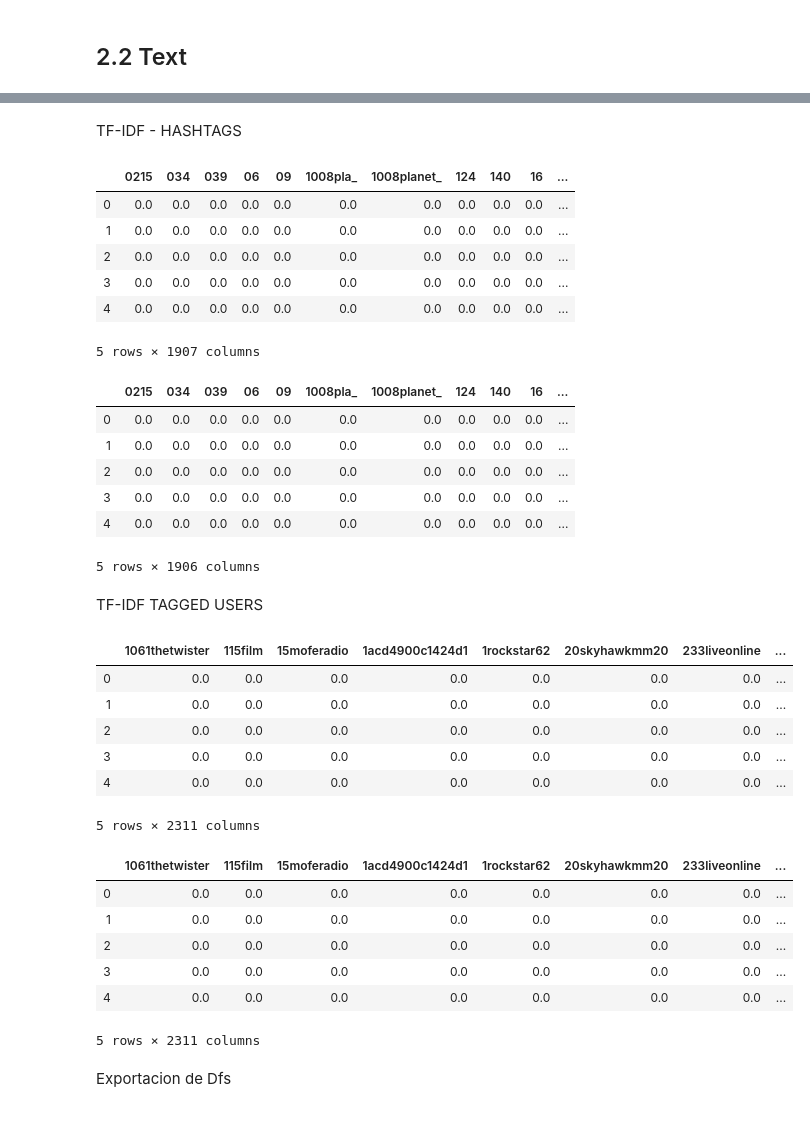
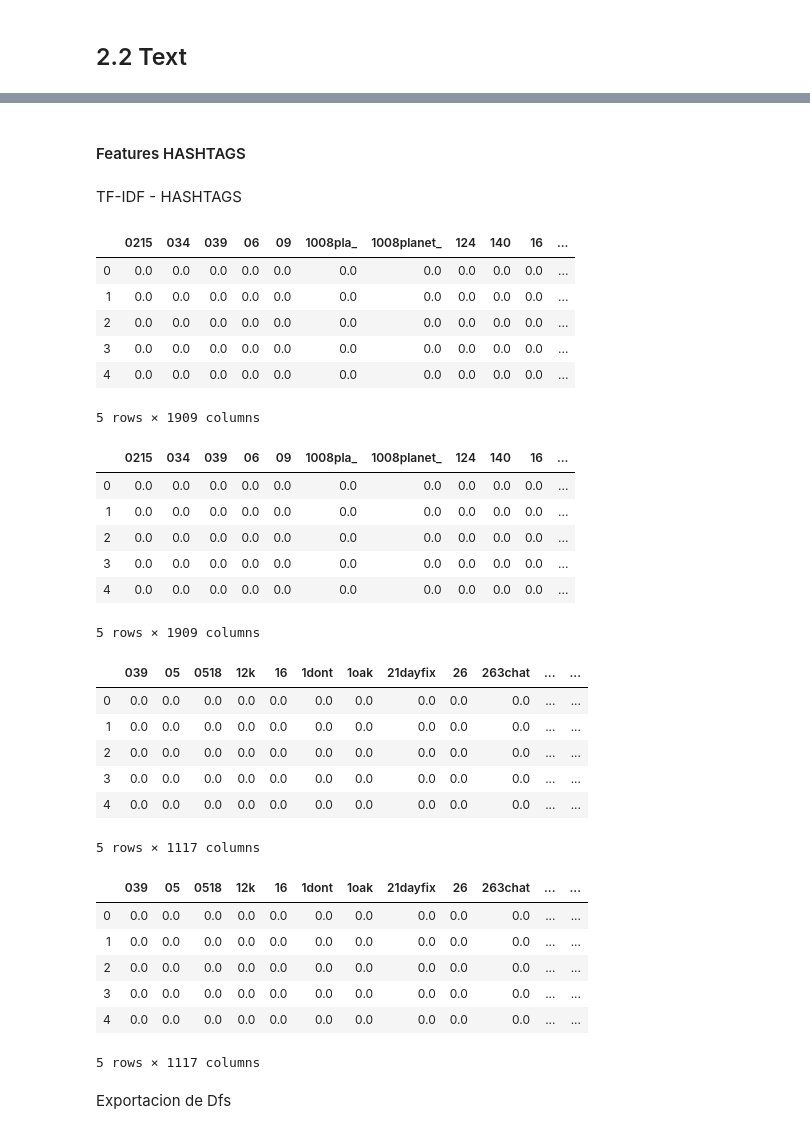
Before and after one commit to anichucai/7506-Datos-datos-tp2, a Jupyter notebook: Features.ipynb, the cells around one changed output, grey strips where cells are left out. Drawn from its saved outputs; the diff is of its cells as text; code cells hidden in the pictures.

Commit message:
limpio igual que con keywords, agrego features a set de test tmb

```diff
--- a/Features.ipynb
+++ b/Features.ipynb
@@ -1044,0 +963,4 @@ features_numerical_hashtags = df_text.loc[:,['id','#hashtags','has_hashtag','fre
+# %%
+df_test_text = test.copy()
+df_test_text = df_test_text.drop(columns=['keyword','location'])
+df_test_text.text = df_test_text.text.apply(clean_text_non_strict)
@@ -1044,0 +1104,2 @@ features_numerical_hashtags = df_text.loc[:,['id','#hashtags','has_hashtag','fre
+# %% [markdown]
+#### Features HASHTAGS
@@ -1045,10 +1111,15 @@ features_numerical_hashtags = df_text.loc[:,['id','#hashtags','has_hashtag','fre
+# %%
+test_hashtags_numerical_features = df_test_text.copy()
+test_hashtags_numerical_features = hashtags_agregar_features_numericos(test_hashtags_numerical_features).drop(columns=['text'])
+test_hashtags_categorical_features = df_test_text.copy()
+test_hashtags_categorical_features = hashtags_agregar_features_categoricos(test_hashtags_categorical_features).drop(columns=['text'])
 # %% [markdown]
 TF-IDF - HASHTAGS
 # %%
-features_categorical_hashtags['hashtags'] = features_categorical_hashtags['hashtags'].apply(lambda x:toText(x))
-hashtag_index = features_categorical_hashtags['hashtags'].fillna('').index
-hashtag_id = features_categorical_hashtags['id'].fillna('')
-corpus = features_categorical_hashtags['hashtags'].fillna('')
+hashtags_categorical_features['hashtags'] = hashtags_categorical_features['hashtags'].apply(lambda x:toText(x))
+hashtag_index = hashtags_categorical_features['hashtags'].fillna('').index
+hashtag_id = hashtags_categorical_features['id'].fillna('')
+corpus = hashtags_categorical_features['hashtags'].fillna('')
 
 # Without Smoothing:
 tf_idf_vec = TfidfVectorizer(use_idf=True,
@@ -1070,7 +1141,7 @@ df_tf_idf_hashtags.head()
 | 2 | 0.0 | 0.0 | 0.0 | 0.0 | 0.0 | 0.0 | 0.0 | 0.0 | 0.0 | 0.0 | ... |
 | 3 | 0.0 | 0.0 | 0.0 | 0.0 | 0.0 | 0.0 | 0.0 | 0.0 | 0.0 | 0.0 | ... |
 | 4 | 0.0 | 0.0 | 0.0 | 0.0 | 0.0 | 0.0 | 0.0 | 0.0 | 0.0 | 0.0 | ... |
-5 rows × 1907 columns
+5 rows × 1909 columns
 # %%
 # With Smoothing:
 
@@ -1083,7 +1154,7 @@ tf_idf_data = tf_idf_vec.fit_transform(corpus)
 #create dataframe
 df_tf_idf_smooth_hashtags=pd.DataFrame(tf_idf_data.toarray(),columns=tf_idf_vec.get_feature_names())
 df_tf_idf_smooth_hashtags.set_index(hashtag_index)
-df_tf_idf_hashtags['id'] = hashtag_id
+df_tf_idf_smooth_hashtags['id'] = hashtag_id
 
 df_tf_idf_smooth_hashtags.head()
 # %% [output]
@@ -1093,36 +1164,34 @@ df_tf_idf_smooth_hashtags.head()
 | 2 | 0.0 | 0.0 | 0.0 | 0.0 | 0.0 | 0.0 | 0.0 | 0.0 | 0.0 | 0.0 | ... |
 | 3 | 0.0 | 0.0 | 0.0 | 0.0 | 0.0 | 0.0 | 0.0 | 0.0 | 0.0 | 0.0 | ... |
 | 4 | 0.0 | 0.0 | 0.0 | 0.0 | 0.0 | 0.0 | 0.0 | 0.0 | 0.0 | 0.0 | ... |
-5 rows × 1906 columns
+5 rows × 1909 columns
-# %% [markdown]
-TF-IDF TAGGED USERS
 # %%
-features_categorical_tagged_users['tagged_users'] = features_categorical_tagged_users['tagged_users'].apply(lambda x:toText(x))
-tagged_index = features_categorical_tagged_users['tagged_users'].fillna('').index
-tagged_id = features_categorical_tagged_users['id'].fillna('')
-corpus = features_categorical_tagged_users['tagged_users'].fillna('')
+test_hashtags_categorical_features['hashtags'] = test_hashtags_categorical_features['hashtags'].apply(lambda x:toText(x))
+hashtag_index = test_hashtags_categorical_features['hashtags'].fillna('').index
+hashtag_id = test_hashtags_categorical_features['id'].fillna('')
+corpus = test_hashtags_categorical_features['hashtags'].fillna('')
 
 # Without Smoothing:
 tf_idf_vec = TfidfVectorizer(use_idf=True,
                         smooth_idf=False,
                         ngram_range=(1,1),stop_words='english') # to use only  bigrams ngram_range=(2,2)
 #transform
 tf_idf_data = tf_idf_vec.fit_transform(corpus)
 
 #create dataframe
-df_tf_idf_tagged=pd.DataFrame(tf_idf_data.toarray(),columns=tf_idf_vec.get_feature_names())
-df_tf_idf_tagged.set_index(tagged_index)
-df_tf_idf_tagged['id'] = tagged_id
+test_df_tf_idf_hashtags=pd.DataFrame(tf_idf_data.toarray(),columns=tf_idf_vec.get_feature_names())
+test_df_tf_idf_hashtags.set_index(hashtag_index)
+test_df_tf_idf_hashtags['id'] = hashtag_id
 
-df_tf_idf_tagged.head()
+test_df_tf_idf_hashtags.head()
 # %% [output]
-|  | 1061thetwister | 115film | 15moferadio | 1acd4900c1424d1 | 1rockstar62 | 20skyhawkmm20 | 233liveonline | ... |
-| 0 | 0.0 | 0.0 | 0.0 | 0.0 | 0.0 | 0.0 | 0.0 | ... |
-| 1 | 0.0 | 0.0 | 0.0 | 0.0 | 0.0 | 0.0 | 0.0 | ... |
-| 2 | 0.0 | 0.0 | 0.0 | 0.0 | 0.0 | 0.0 | 0.0 | ... |
-| 3 | 0.0 | 0.0 | 0.0 | 0.0 | 0.0 | 0.0 | 0.0 | ... |
-| 4 | 0.0 | 0.0 | 0.0 | 0.0 | 0.0 | 0.0 | 0.0 | ... |
+|  | 039 | 05 | 0518 | 12k | 16 | 1dont | 1oak | 21dayfix | 26 | 263chat | ... | ... |
+| 0 | 0.0 | 0.0 | 0.0 | 0.0 | 0.0 | 0.0 | 0.0 | 0.0 | 0.0 | 0.0 | ... | ... |
+| 1 | 0.0 | 0.0 | 0.0 | 0.0 | 0.0 | 0.0 | 0.0 | 0.0 | 0.0 | 0.0 | ... | ... |
+| 2 | 0.0 | 0.0 | 0.0 | 0.0 | 0.0 | 0.0 | 0.0 | 0.0 | 0.0 | 0.0 | ... | ... |
+| 3 | 0.0 | 0.0 | 0.0 | 0.0 | 0.0 | 0.0 | 0.0 | 0.0 | 0.0 | 0.0 | ... | ... |
+| 4 | 0.0 | 0.0 | 0.0 | 0.0 | 0.0 | 0.0 | 0.0 | 0.0 | 0.0 | 0.0 | ... | ... |
-5 rows × 2311 columns
+5 rows × 1117 columns
 # %%
 # With Smoothing:
 
@@ -1133,19 +1202,19 @@ tf_idf_vec = TfidfVectorizer(use_idf=True,
 tf_idf_data = tf_idf_vec.fit_transform(corpus)
 
 #create dataframe
-df_tf_idf_smooth_tagged=pd.DataFrame(tf_idf_data.toarray(),columns=tf_idf_vec.get_feature_names())
-df_tf_idf_smooth_tagged.set_index(tagged_index)
-df_tf_idf_smooth_tagged['id'] = tagged_id
+test_df_tf_idf_smooth_hashtags=pd.DataFrame(tf_idf_data.toarray(),columns=tf_idf_vec.get_feature_names())
+test_df_tf_idf_smooth_hashtags.set_index(hashtag_index)
+test_df_tf_idf_smooth_hashtags['id'] = hashtag_id
 
-df_tf_idf_smooth_tagged.head()
+test_df_tf_idf_smooth_hashtags.head()
 # %% [output]
-|  | 1061thetwister | 115film | 15moferadio | 1acd4900c1424d1 | 1rockstar62 | 20skyhawkmm20 | 233liveonline | ... |
-| 0 | 0.0 | 0.0 | 0.0 | 0.0 | 0.0 | 0.0 | 0.0 | ... |
-| 1 | 0.0 | 0.0 | 0.0 | 0.0 | 0.0 | 0.0 | 0.0 | ... |
-| 2 | 0.0 | 0.0 | 0.0 | 0.0 | 0.0 | 0.0 | 0.0 | ... |
-| 3 | 0.0 | 0.0 | 0.0 | 0.0 | 0.0 | 0.0 | 0.0 | ... |
-| 4 | 0.0 | 0.0 | 0.0 | 0.0 | 0.0 | 0.0 | 0.0 | ... |
+|  | 039 | 05 | 0518 | 12k | 16 | 1dont | 1oak | 21dayfix | 26 | 263chat | ... | ... |
+| 0 | 0.0 | 0.0 | 0.0 | 0.0 | 0.0 | 0.0 | 0.0 | 0.0 | 0.0 | 0.0 | ... | ... |
+| 1 | 0.0 | 0.0 | 0.0 | 0.0 | 0.0 | 0.0 | 0.0 | 0.0 | 0.0 | 0.0 | ... | ... |
+| 2 | 0.0 | 0.0 | 0.0 | 0.0 | 0.0 | 0.0 | 0.0 | 0.0 | 0.0 | 0.0 | ... | ... |
+| 3 | 0.0 | 0.0 | 0.0 | 0.0 | 0.0 | 0.0 | 0.0 | 0.0 | 0.0 | 0.0 | ... | ... |
+| 4 | 0.0 | 0.0 | 0.0 | 0.0 | 0.0 | 0.0 | 0.0 | 0.0 | 0.0 | 0.0 | ... | ... |
-5 rows × 2311 columns
+5 rows × 1117 columns
 # %% [markdown]
 Exportacion de Dfs
 # %%
```
Also changed, not shown: parts of 31 cells of this notebook, 12 other files.
